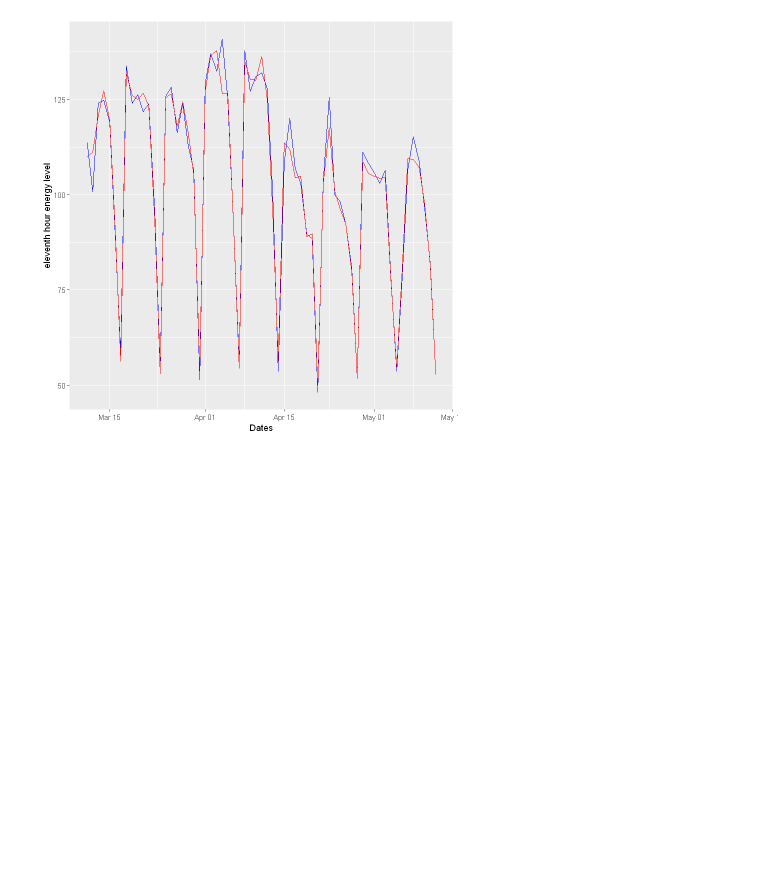
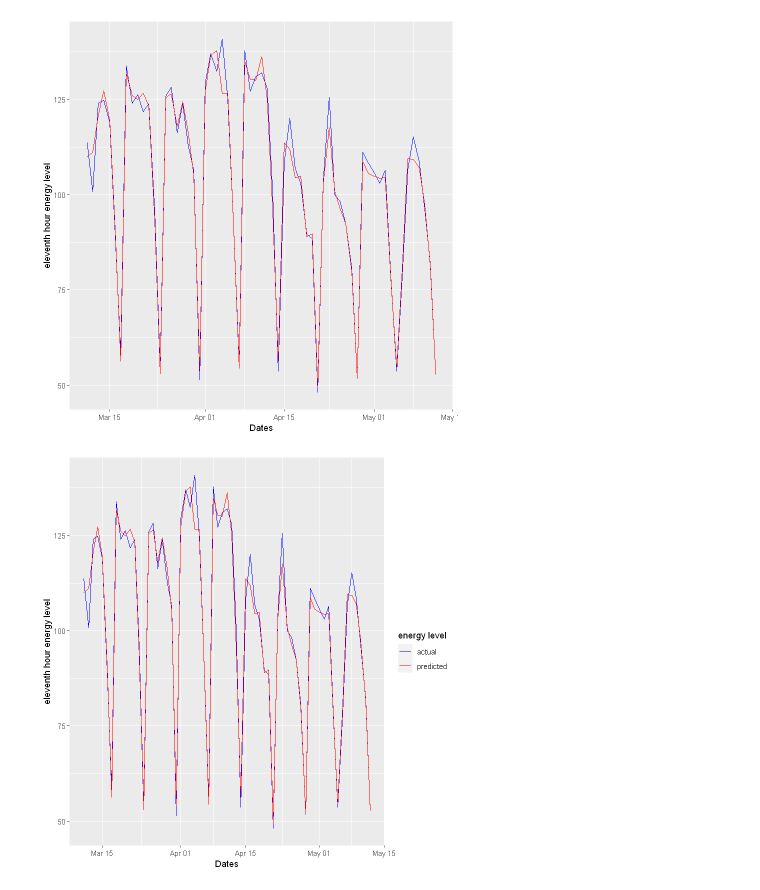
Before and after one commit to Saranga99/DM-ML, a Jupyter notebook: coursework/CW_Q2.ipynb, the cells around one changed output. Drawn from its saved outputs; the diff is of its cells as text; code cells hidden in the pictures; blank space fills up the shorter version.

```diff
--- a/coursework/CW_Q2.ipynb
+++ b/coursework/CW_Q2.ipynb
@@ -858,2 +859,11 @@ print(p)
 # %% [output]
 [figure]
+# %%
+ggplot() +
+  geom_line(data = results_df, aes(y = actual, x = date, colour = "actual")) +
+  geom_line(data = results_df, aes(y = predicted, x = date, colour = "predicted")) +
+  scale_color_manual(name = "energy level", values = c("actual" = "blue", "predicted" = "red")) +
+  xlab('Dates') +
+  ylab('eleventh hour energy level')
+# %% [output]
+[figure, added]
```
Also changed, not shown: parts of 1 cell of this notebook.
